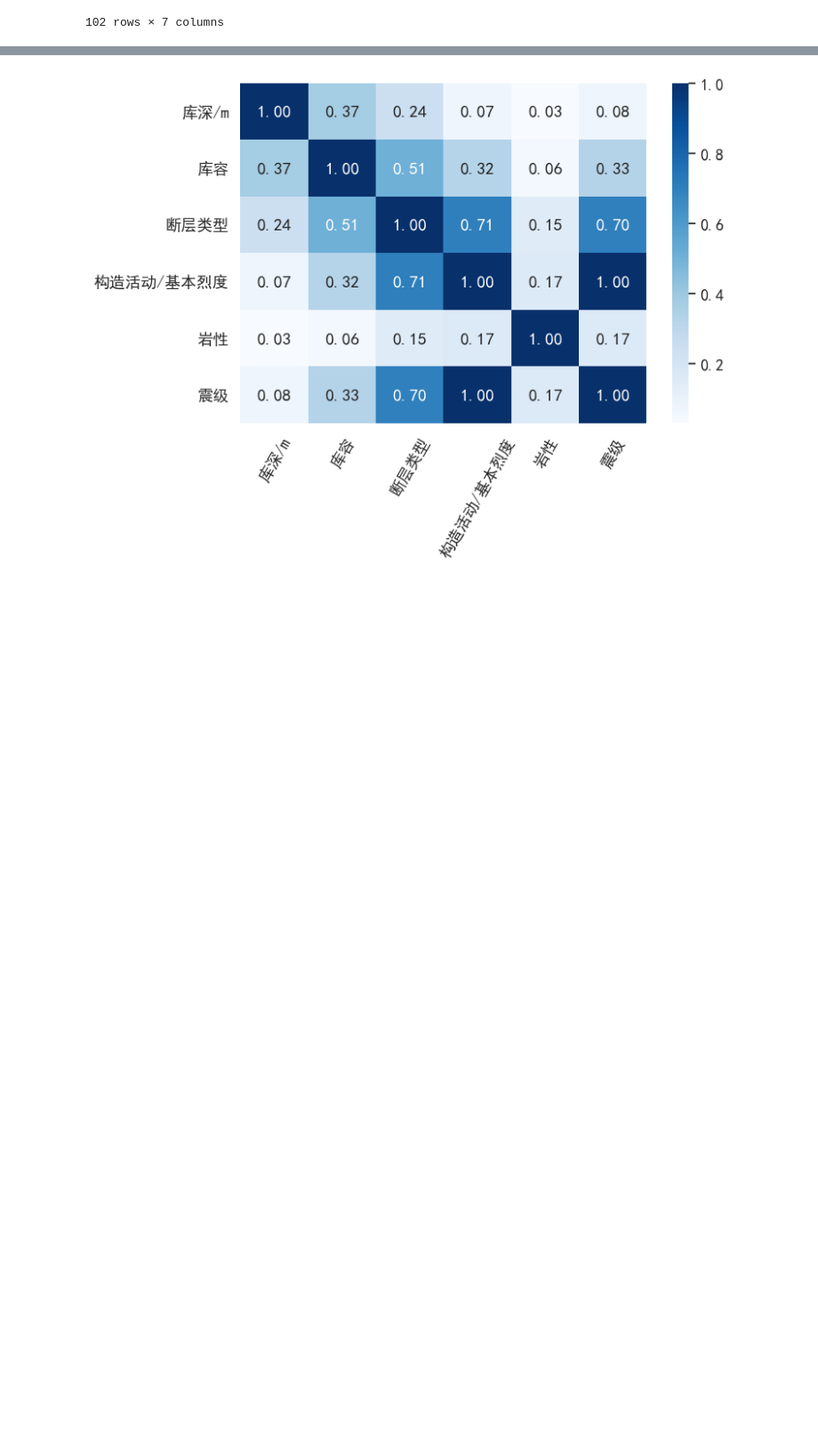
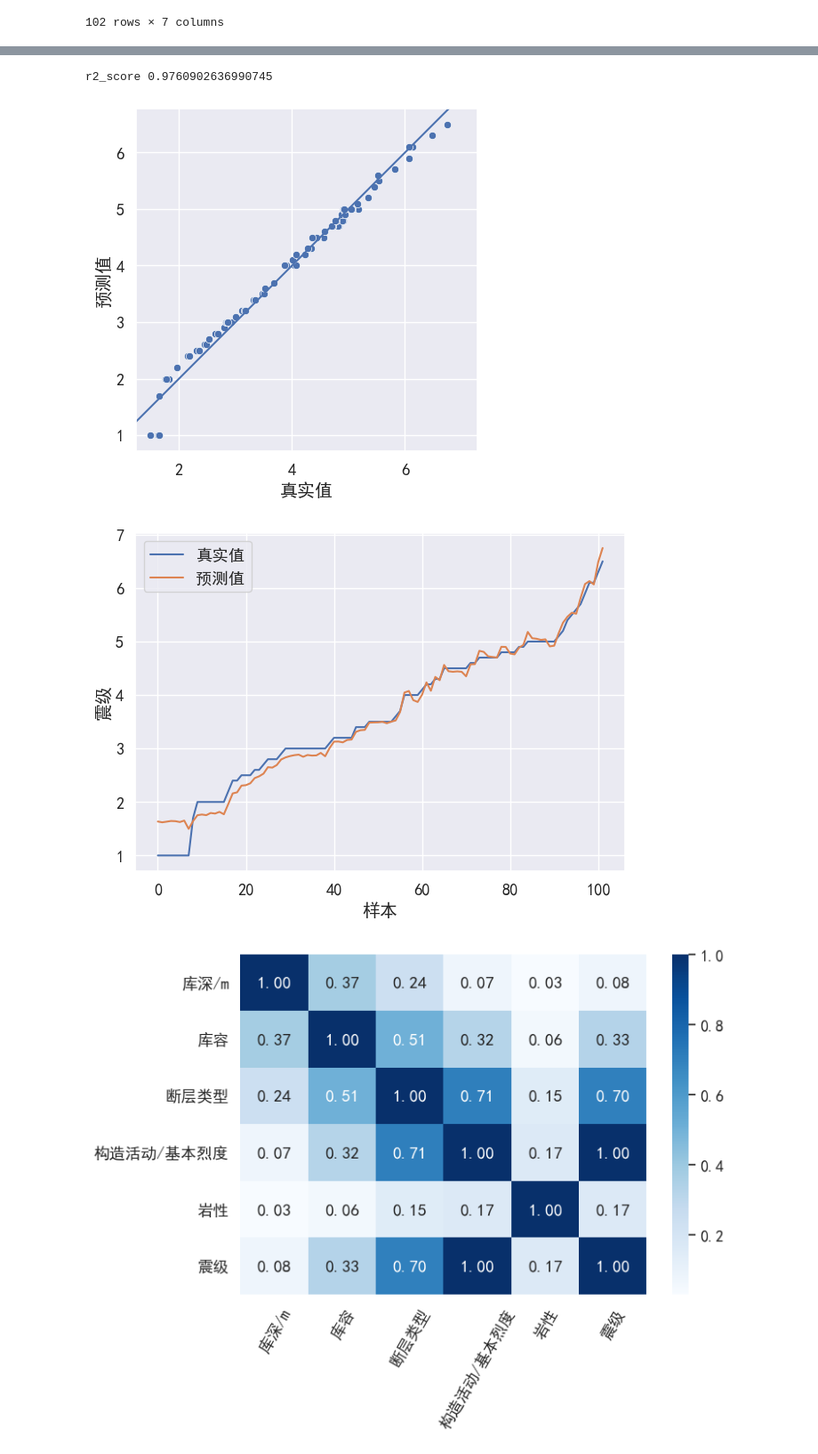
Before and after one commit to james-curtis/2023.tfmcm.com, a Jupyter notebook: T3/main2.ipynb, the cells around one changed output, grey strips where cells are left out. Shown at 89% size. Saved outputs shown, nothing was run; the diff lists cells and outputs as text; code cells hidden in the pictures; blank space fills up the shorter version.

```diff
--- a/T3/main2.ipynb
+++ b/T3/main2.ipynb
@@ -80,3 +71,31 @@ r2_score 0.9858758917180976
+# %%
+X, y = df.iloc[:, 1:-1], df['震级']
+
+model = linear_model.LinearRegression()
+model.fit(X, y)
+
+y_pred = model.predict(X)
+
+print('r2_score', r2_score(y, y_pred))
+
+sns.scatterplot({'预测值': y, '真实值': y_pred}, x='真实值', y='预测值')
+plt.axis('equal')
+plt.axis('square')
+plt.plot([-1e10, 1e10], [-1e10, 1e10])
+plt.tight_layout()
+convertEMF.exportEmf('.', '真实值vs预测值图')
+plt.show()
+
+sns.lineplot(x=np.arange(len(y)), y=y, label='真实值')
+sns.lineplot(x=np.arange(len(y)), y=y_pred, label='预测值')
+plt.xlabel('样本')
+plt.tight_layout()
+convertEMF.exportEmf('.', '拟合效果图')
+plt.show()
+# %% [output]
+r2_score 0.9760902636990745
+[figure, added]
+[figure, added]
 # %%
 corr_matrix, p = scipy.stats.spearmanr(df.iloc[:, 1:])
 # %%
```
Also changed, not shown: parts of 4 cells of this notebook, 4 other files.
